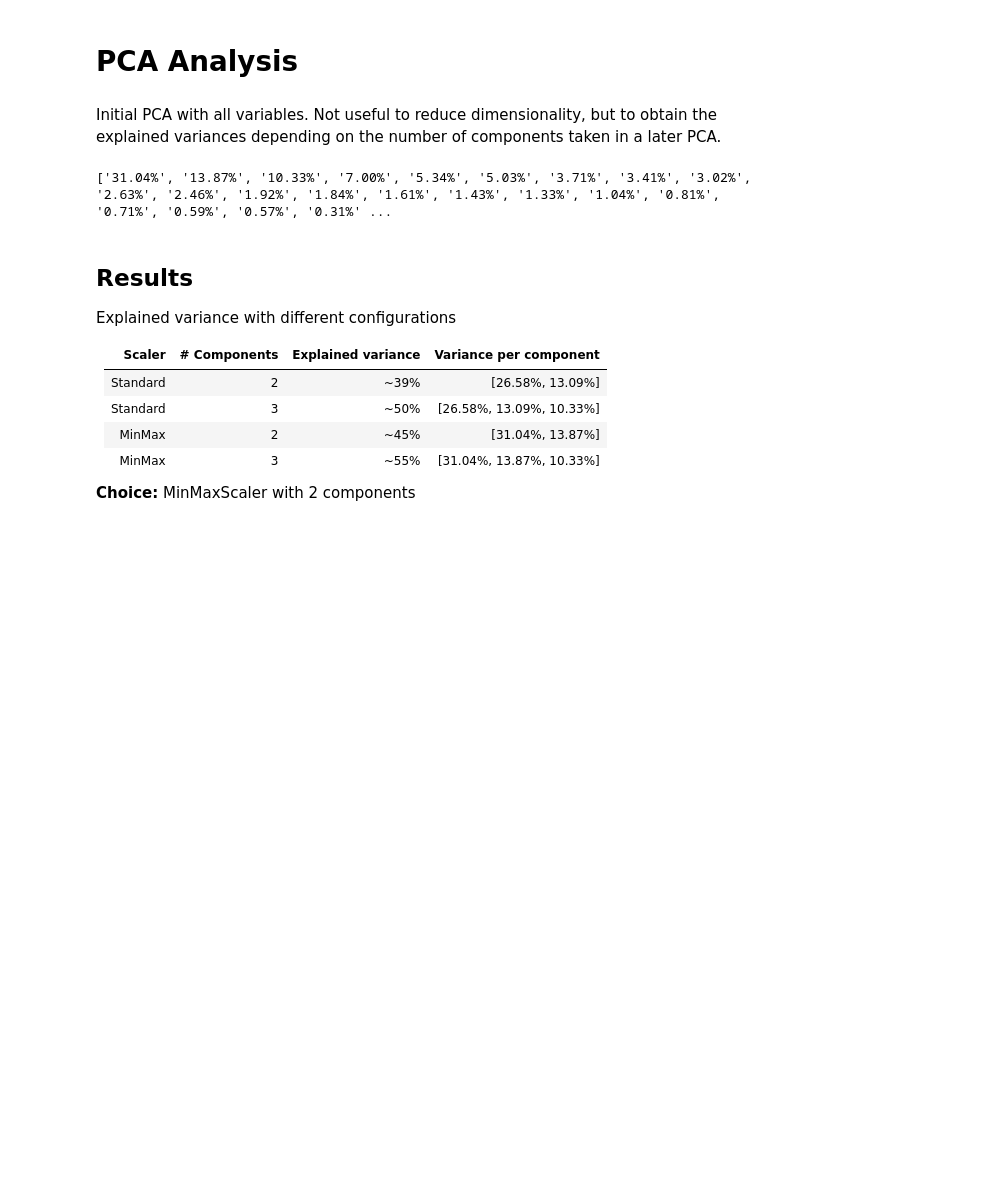
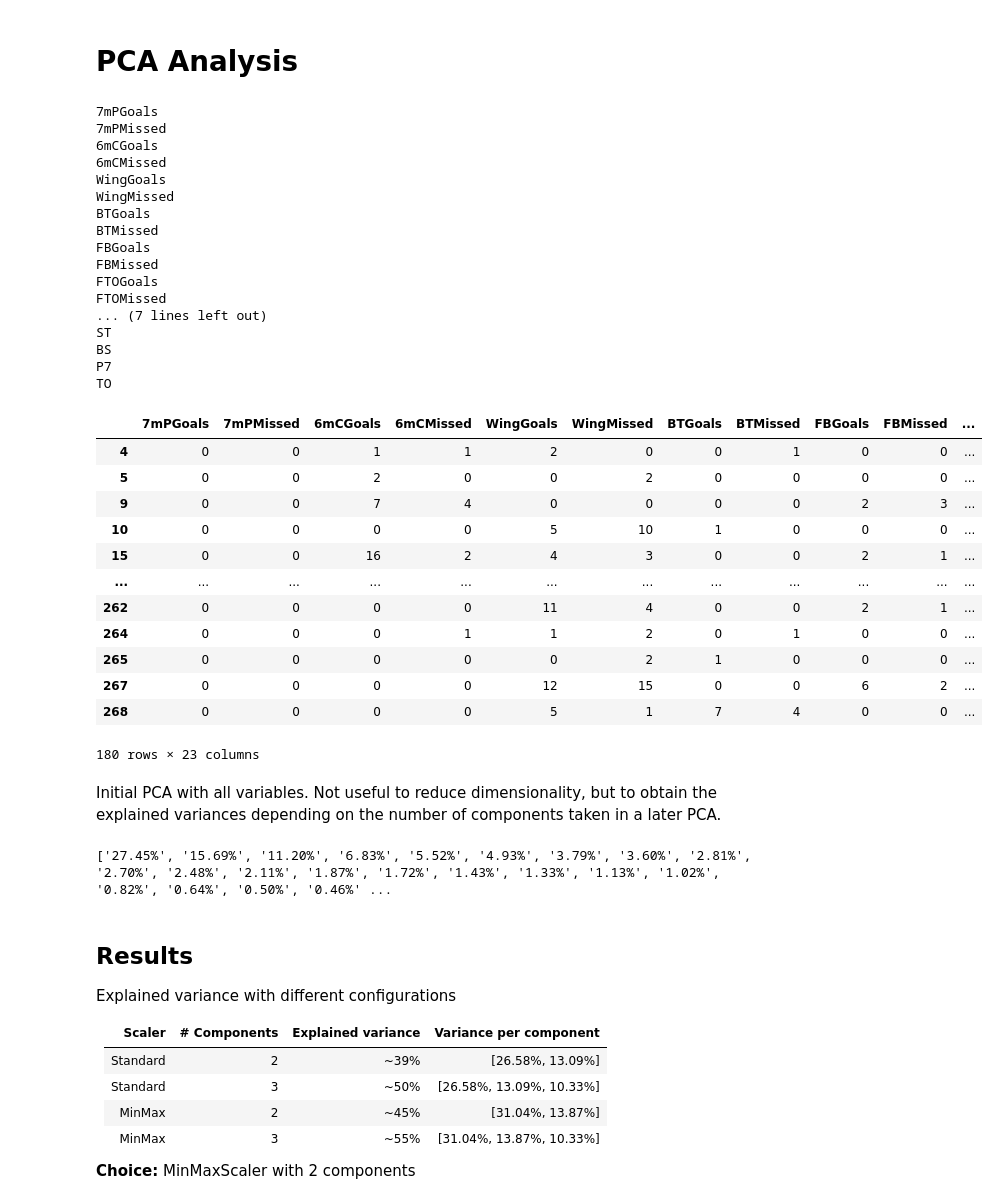
Before and after one commit to AlbertoVelascoMata/course.dsi, a Jupyter notebook: notebooks/Clustering.ipynb, the cells around one changed output. Saved outputs shown, nothing was run; the diff lists cells and outputs as text; code cells hidden in the pictures; blank space fills up the shorter version.

```diff
--- a/notebooks/Clustering.ipynb
+++ b/notebooks/Clustering.ipynb
@@ -102,6 +102,47 @@ players_df
 # PCA Analysis
 # %%
 values_df = players_df.drop('Name', 1)
+# %%
+
+for col in values_df.columns:
+    print(col)
+    q_low = values_df[str(col)].quantile(0.1)
+    q_hi  = values_df[str(col)].quantile(0.9)
+    df_filtered = values_df[(values_df[str(col)] < q_hi) & (values_df[str(col)] > q_low)]
+df_filtered
+values_df = df_filtered
+values_df
+# %% [output]
+7mPGoals
+7mPMissed
+6mCGoals
+6mCMissed
+WingGoals
+WingMissed
+BTGoals
+BTMissed
+FBGoals
+FBMissed
+FTOGoals
+FTOMissed
+... (7 lines left out)
+ST
+BS
+P7
+TO
+|  | 7mPGoals | 7mPMissed | 6mCGoals | 6mCMissed | WingGoals | WingMissed | BTGoals | BTMissed | FBGoals | FBMissed | ... |
+| 4 | 0 | 0 | 1 | 1 | 2 | 0 | 0 | 1 | 0 | 0 | ... |
+| 5 | 0 | 0 | 2 | 0 | 0 | 2 | 0 | 0 | 0 | 0 | ... |
+| 9 | 0 | 0 | 7 | 4 | 0 | 0 | 0 | 0 | 2 | 3 | ... |
+| 10 | 0 | 0 | 0 | 0 | 5 | 10 | 1 | 0 | 0 | 0 | ... |
+| 15 | 0 | 0 | 16 | 2 | 4 | 3 | 0 | 0 | 2 | 1 | ... |
+| ... | ... | ... | ... | ... | ... | ... | ... | ... | ... | ... | ... |
+| 262 | 0 | 0 | 0 | 0 | 11 | 4 | 0 | 0 | 2 | 1 | ... |
+| 264 | 0 | 0 | 0 | 1 | 1 | 2 | 0 | 1 | 0 | 0 | ... |
+| 265 | 0 | 0 | 0 | 0 | 0 | 2 | 1 | 0 | 0 | 0 | ... |
+| 267 | 0 | 0 | 0 | 0 | 12 | 15 | 0 | 0 | 6 | 2 | ... |
+| 268 | 0 | 0 | 0 | 0 | 5 | 1 | 7 | 4 | 0 | 0 | ... |
+180 rows × 23 columns
 # %%
 from sklearn import preprocessing
 #scaler = preprocessing.StandardScaler()
@@ -117,7 +158,7 @@ X_pca = estimator.fit_transform(players_scaled_df)
 print([f'{i*100:.2f}%' for i in estimator.explained_variance_ratio_])
 #estimator.components_
 # %% [output]
-['31.04%', '13.87%', '10.33%', '7.00%', '5.34%', '5.03%', '3.71%', '3.41%', '3.02%', '2.63%', '2.46%', '1.92%', '1.84%', '1.61%', '1.43%', '1.33%', '1.04%', '0.81%', '0.71%', '0.59%', '0.57%', '0.31%' ...
+['27.45%', '15.69%', '11.20%', '6.83%', '5.52%', '4.93%', '3.79%', '3.60%', '2.81%', '2.70%', '2.48%', '2.11%', '1.87%', '1.72%', '1.43%', '1.33%', '1.13%', '1.02%', '0.82%', '0.64%', '0.50%', '0.46%' ...
 # %% [markdown]
 ## Results
 
```
Also changed, not shown: parts of 5 cells of this notebook, 1 other file.
